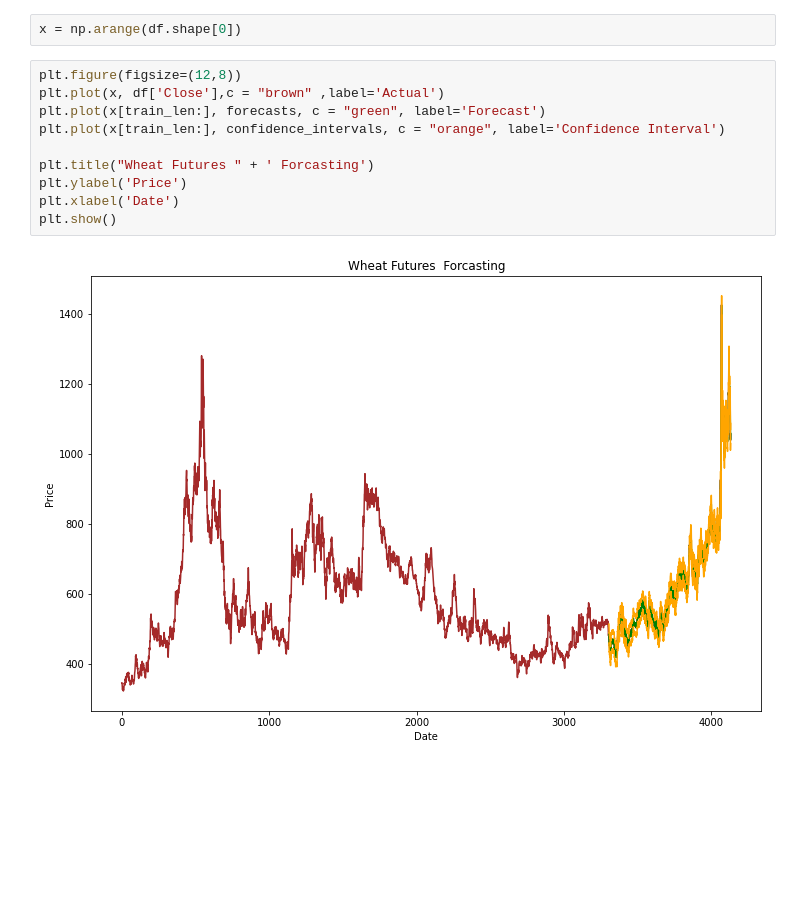
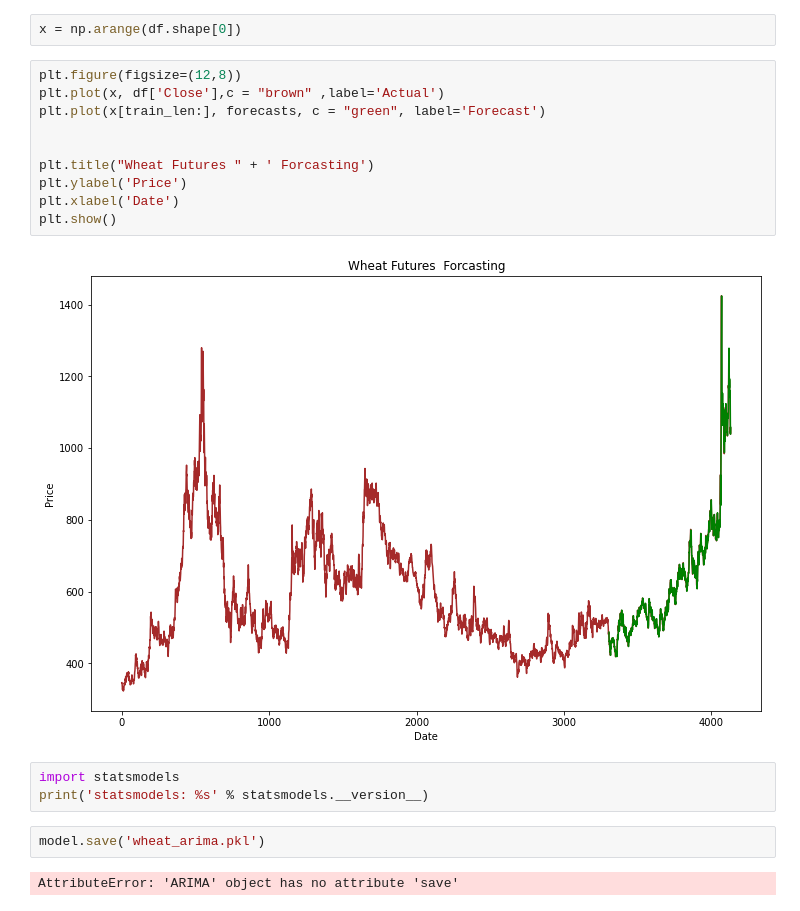
Before and after one commit to rs280/Krusakara.AI, a Jupyter notebook: futures2.ipynb, the cells around one changed output. Cells and saved outputs as stored; diff of their text form; blank space fills up the shorter version.

```diff
--- a/futures2.ipynb
+++ b/futures2.ipynb
@@ -185,12 +185,19 @@ x = np.arange(df.shape[0])
 # %%
 plt.figure(figsize=(12,8))
 plt.plot(x, df['Close'],c = "brown" ,label='Actual')
 plt.plot(x[train_len:], forecasts, c = "green", label='Forecast')
-plt.plot(x[train_len:], confidence_intervals, c = "orange", label='Confidence Interval')
+
 
 plt.title("Wheat Futures " + ' Forcasting')
 plt.ylabel('Price')
 plt.xlabel('Date')
 plt.show()
 # %% [output]
-[figure, old version]
+[figure, new version]
+# %%
+import statsmodels
+print('statsmodels: %s' % statsmodels.__version__)
+# %%
+model.save('wheat_arima.pkl')
+# %% [output]
+AttributeError: 'ARIMA' object has no attribute 'save'
```
Also changed, not shown: 2 other files.
